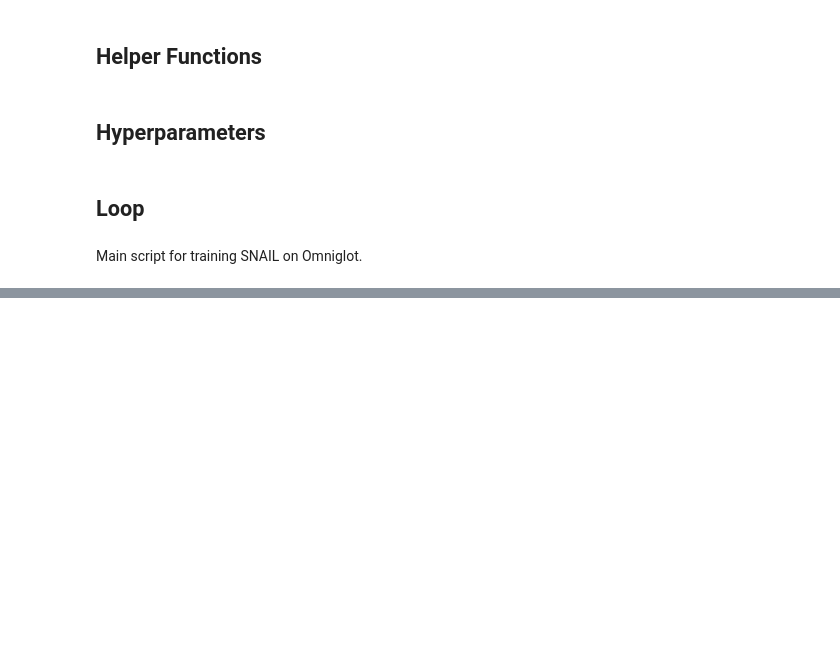
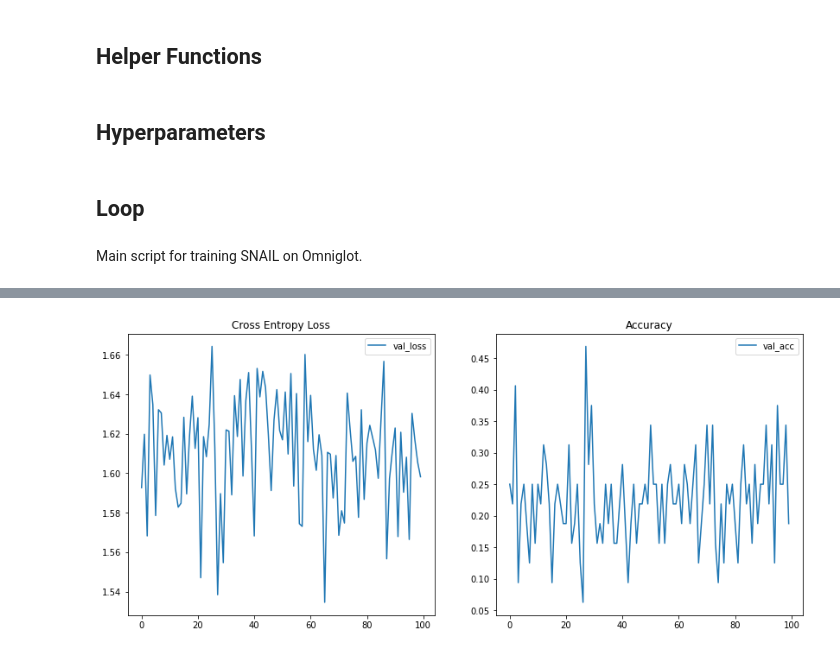
Before and after one commit to seungjaeryanlee/meta-learning-book, a Jupyter notebook: SNAIL-eambutu.ipynb, the cells around one changed output, grey strips where cells are left out. Drawn from its saved outputs; the diff is of its cells as text; code cells hidden in the pictures; blank space fills up the shorter version.

```diff
--- a/SNAIL-eambutu.ipynb
+++ b/SNAIL-eambutu.ipynb
@@ -360,7 +361,7 @@ def test(model, test_dataloader):
     avg_test_acc = np.mean(test_acc_per_ep)
     print('Avg Test Loss: {} Avg Test Acc: {}'.format(avg_test_loss, avg_test_acc))
 
-    return avg_test_loss, avg_test_acc
+    return test_loss_per_ep, test_acc_per_ep
 # %%
 # Setup dataset
 # TODO: Data is augmented like Santoro et al. (2016)
@@ -407,4 +419,4 @@ Avg Val Loss: 1.5852923119068145, Avg Val Acc: 0.2296875 (Best)
 # %%
 # Test last model
-_ = test(model, test_dataloader)
+last_test_loss_per_ep, last_test_acc_per_ep = test(model, test_dataloader)
 # %% [output]
@@ -429,3 +424,17 @@ Avg Test Loss: 1.583022367954254 Avg Test Acc: 0.2434375
+# %%
+fig, axs = plt.subplots(1, 2, figsize=(14, 6))
+
+axs[0].plot(last_test_loss_per_ep, label="val_loss")
+axs[0].set_title("Cross Entropy Loss")
+axs[0].legend()
+
+axs[1].plot(last_test_acc_per_ep, label="val_acc")
+axs[1].set_title("Accuracy")
+axs[1].legend()
+
+fig.show()
+# %% [output]
+[figure, added]
 # %%
 # Test best model
 model.load_state_dict(best_state)
```
Also changed, not shown: parts of 9 cells of this notebook.
